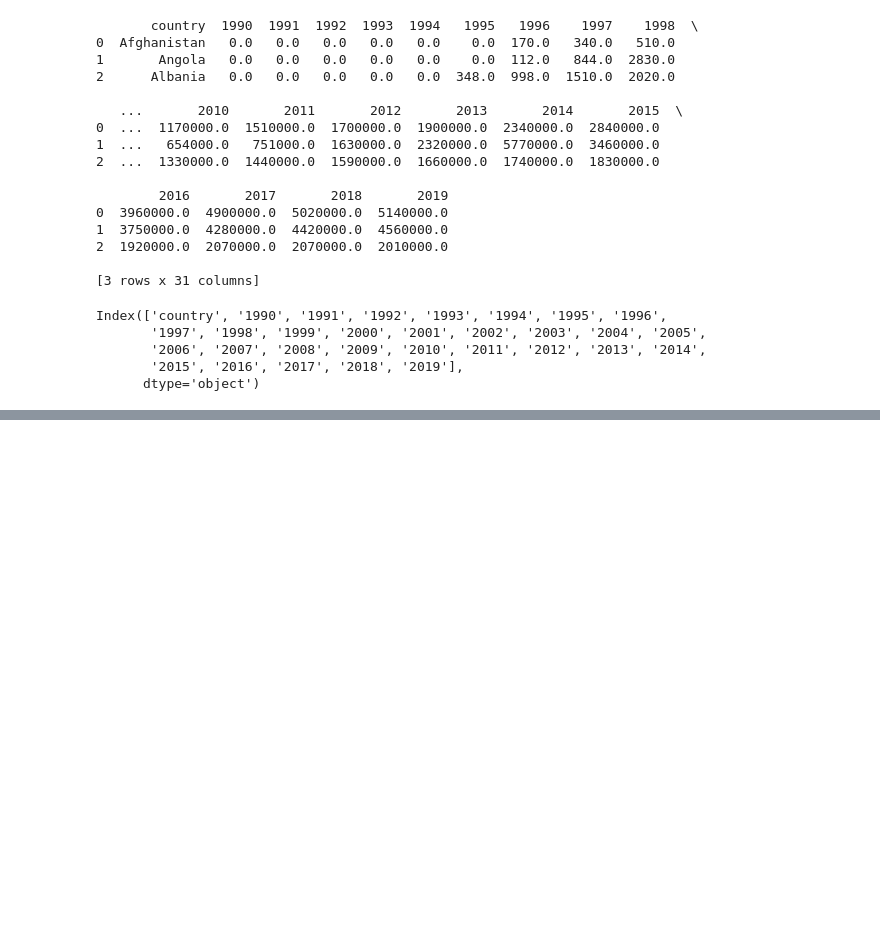
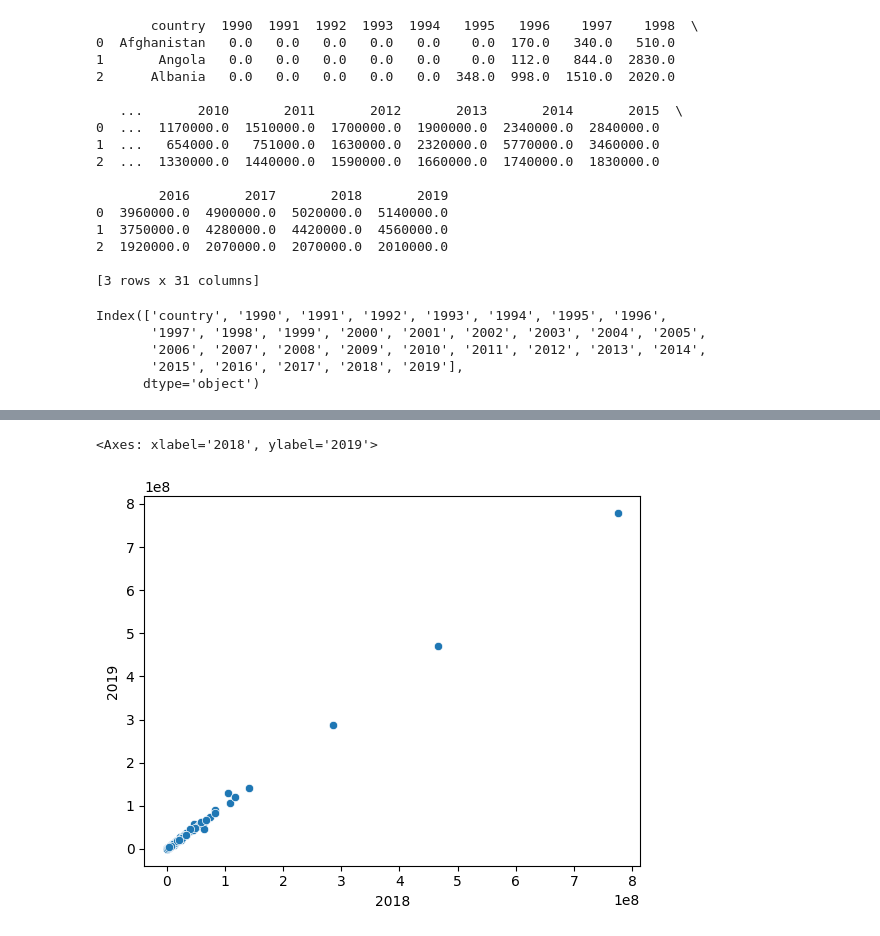
Before and after one commit to hesamzs/NetUserNum, a Jupyter notebook: net_num.ipynb, the cells around one changed output, grey strips where cells are left out. Drawn from its saved outputs; the diff is of its cells as text; code cells hidden in the pictures; blank space fills up the shorter version.

```diff
--- a/net_num.ipynb
+++ b/net_num.ipynb
@@ -50,0 +64,7 @@ KeyError: 1990
+# %%
+import seaborn as sns
+
+sns.scatterplot(data=df,x="2018",y="2019")
+# %% [output]
+<Axes: xlabel='2018', ylabel='2019'>
+[figure, added]
```
Also changed, not shown: parts of 3 cells of this notebook, 7 other files.
